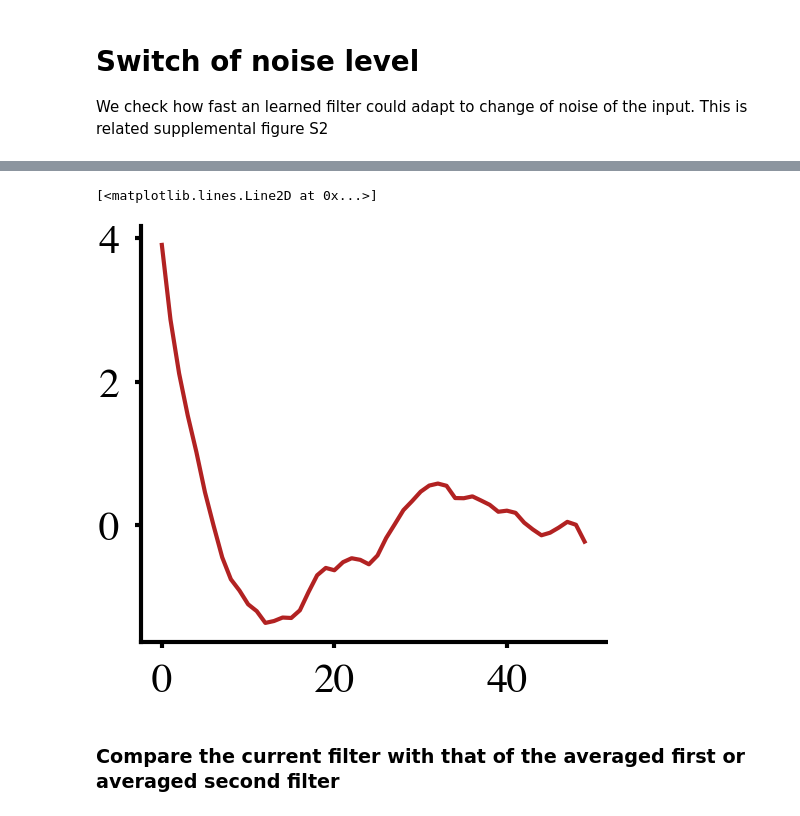
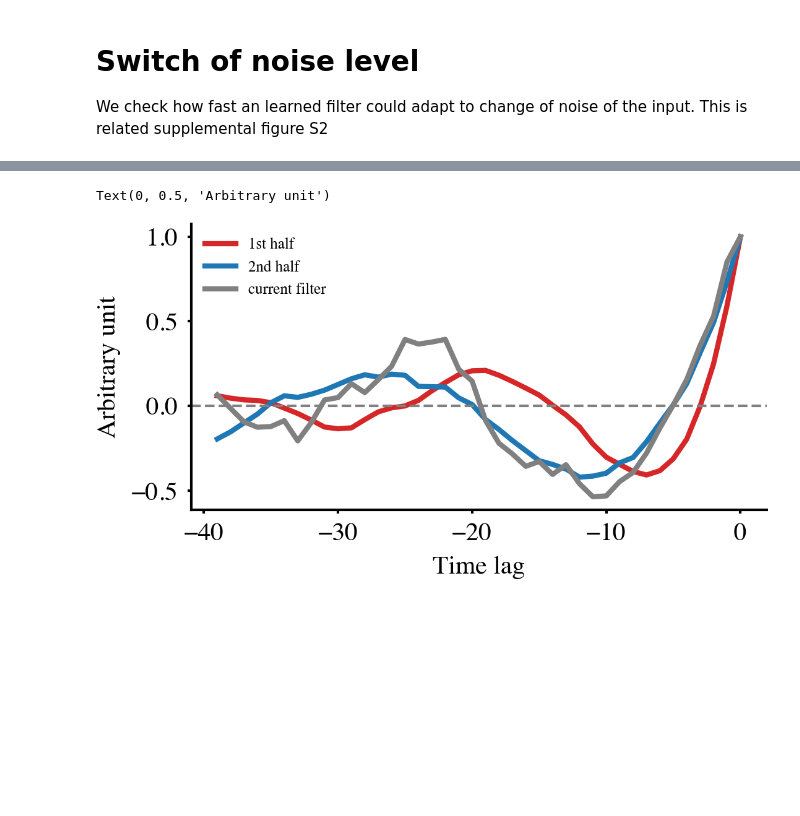
Before and after one commit to ShawnQin/ReSU, a Jupyter notebook: gaussian_processes.ipynb, the cells around one changed output, grey strips where cells are left out. Drawn from its saved outputs; the diff is of its cells as text; code cells hidden in the pictures; blank space fills up the shorter version.

```diff
--- a/gaussian_processes.ipynb
+++ b/gaussian_processes.ipynb
@@ -1547,8 +1568,0 @@ plt.show()
-# %%
-# visualize the filter estimated by the last sliding window
-plt.plot(filters[-1])
-# %% [output]
-[<matplotlib.lines.Line2D at 0x...>]
-[figure, removed]
-# %% [markdown]
-### Compare the current filter with that of the averaged first or averaged second filter
@@ -1589,0 +1569,21 @@ coef_flt_end = np.array(coef_flt_end)
+# %%
+# plot the first and 2nd reference filters, and one instantaneous filter
+filt_sel = filters[49]
+# normalize the filter
+filt_sel = filt_sel/np.abs(filt_sel[0])
+xs = np.arange(fil_start.shape[0])
+fig, ax = plt.subplots(figsize=(4, 2))
+ax.plot(np.flip(-xs),np.flip(fil_start*np.sign(fil_start[0])), color=red,linewidth=2,label='1st half')
+ax.plot(np.flip(-xs),np.flip(fil_end*np.sign(fil_end[0])), color=blue,linewidth=2,label='2nd half')
+ax.plot(np.flip(-xs),np.flip(filt_sel*np.sign(filt_sel[0])), label='current filter', color='gray',linewidth=2)
+# add a horizontal line at y = 0 with light grey color
+# show legend
+ax.legend()
+ax.axhline(y=0, color='grey', linestyle='--')
+# set x and y labels
+ax.set_xlabel("Time lag")
+ax.set_ylabel("Arbitrary unit")
+# plt.show()
+# %% [output]
+Text(0, 0.5, 'Arbitrary unit')
+[figure, added]
```
Also changed, not shown: parts of 16 cells of this notebook, 1 other file.
